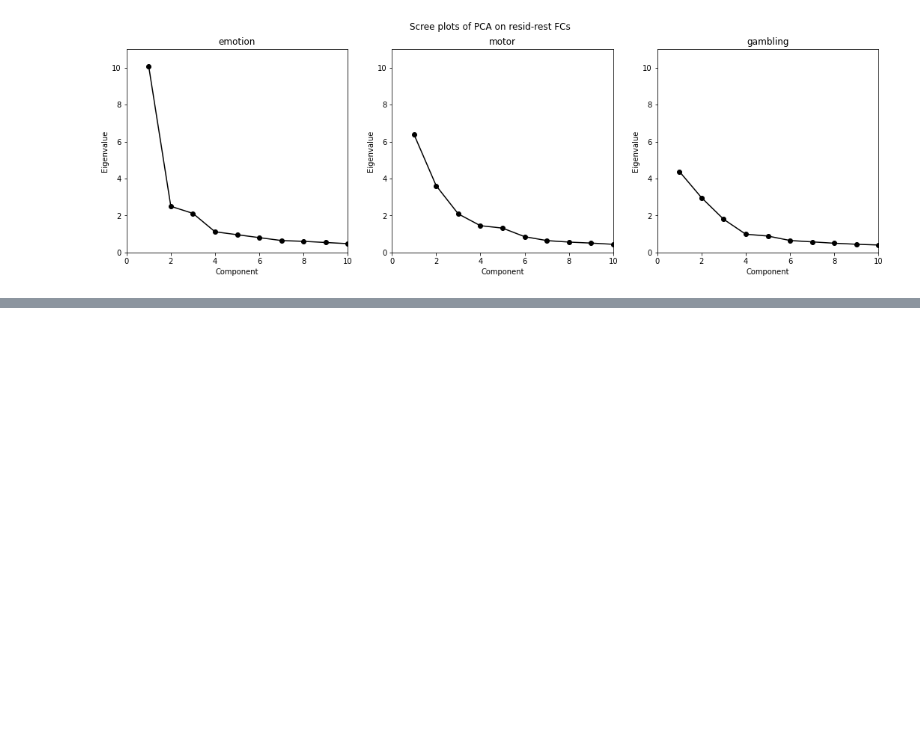
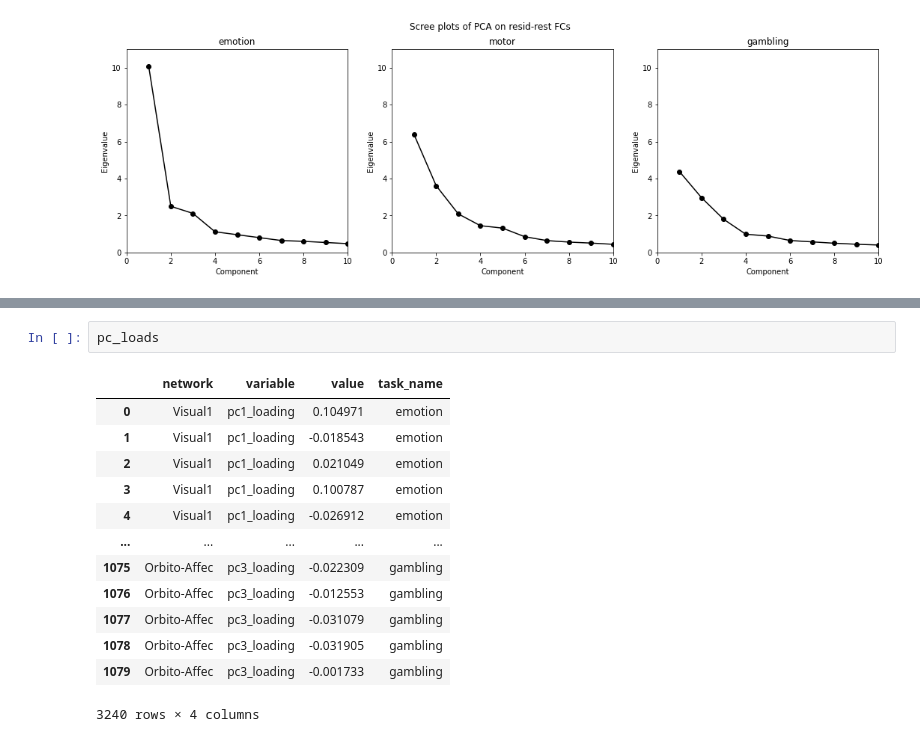
Before and after one commit to zenkavi/neuromatch_project, a Jupyter notebook: notebooks/NMA_project_data_creation.ipynb, the cells around one changed output, grey strips where cells are left out. Cells and saved outputs as stored; diff of their text form; blank space fills up the shorter version.

```diff
--- a/notebooks/NMA_project_data_creation.ipynb
+++ b/notebooks/NMA_project_data_creation.ipynb
@@ -574,0 +614,16 @@ fig.savefig(os.path.join(fig_dir, 'scree_plot.png'), bbox_inches='tight', format
+# %%
+pc_loads
+# %% [output]
+|  | network | variable | value | task_name |
+| 0 | Visual1 | pc1_loading | 0.104971 | emotion |
+| 1 | Visual1 | pc1_loading | -0.018543 | emotion |
+| 2 | Visual1 | pc1_loading | 0.021049 | emotion |
+| 3 | Visual1 | pc1_loading | 0.100787 | emotion |
+| 4 | Visual1 | pc1_loading | -0.026912 | emotion |
+| ... | ... | ... | ... | ... |
+| 1075 | Orbito-Affec | pc3_loading | -0.022309 | gambling |
+| 1076 | Orbito-Affec | pc3_loading | -0.012553 | gambling |
+| 1077 | Orbito-Affec | pc3_loading | -0.031079 | gambling |
+| 1078 | Orbito-Affec | pc3_loading | -0.031905 | gambling |
+| 1079 | Orbito-Affec | pc3_loading | -0.001733 | gambling |
+3240 rows × 4 columns
```
Also changed, not shown: parts of 6 cells of this notebook, 5 other files.
